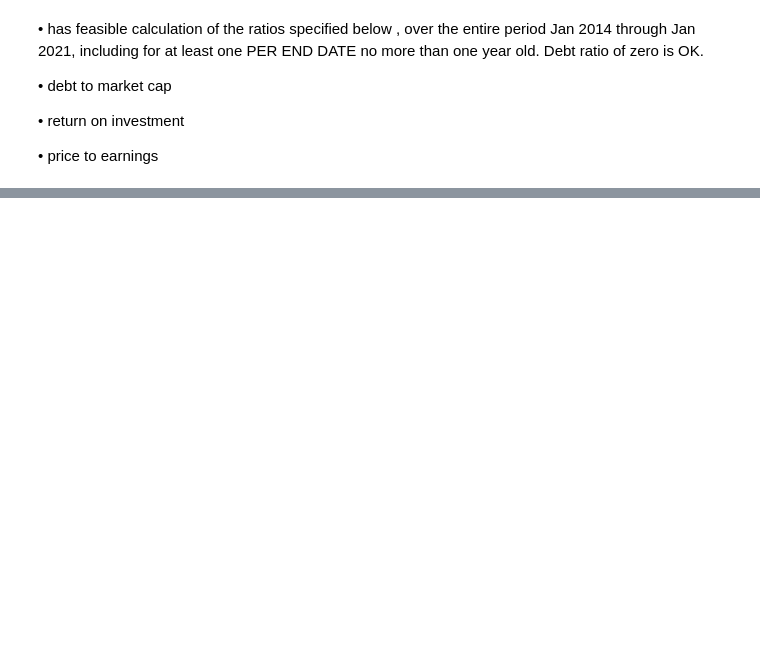
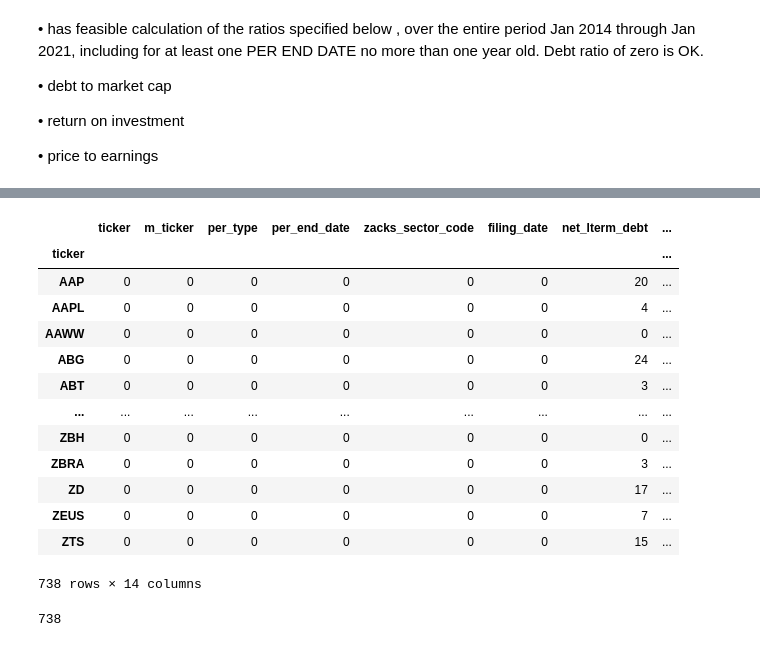
Before and after one commit to philipwlee/regquant, a Jupyter notebook: hw3_ratio_quantiles/hw3_ratio_quantiles_philip_lee_12129240.ipynb, the cells around one changed output, grey strips where cells are left out. Cells and saved outputs as stored; diff of their text form; code cells hidden in the pictures; blank space fills up the shorter version.

```diff
--- a/hw3_ratio_quantiles/hw3_ratio_quantiles_philip_lee_12129240.ipynb
+++ b/hw3_ratio_quantiles/hw3_ratio_quantiles_philip_lee_12129240.ipynb
@@ -86,11 +90,11 @@ def filter_debt_mkt_cap(df):
     tick = df["ticker"].iloc[0]
     return pd.Series([tick, mu, sig, mi, ma, st, ed], index=["ticker", "mean", "std", "min", "max", "start", "end"])
 
-filter_fr = {"columns":["m_ticker", "ticker", "per_end_date", "tot_debt_tot_equity",
+filter_fr = {"columns":["m_ticker", "ticker", "per_type", "per_end_date", "tot_debt_tot_equity",
                         "ret_invst",]}
 zfr = quandl.get_table("ZACKS/FR",  per_end_date=DATERANGE, qopts=filter_fr, paginate=True)
 
 debt_mkt_cap_df = zfr.dropna().groupby("m_ticker").apply(filter_debt_mkt_cap).reset_index()
-allowed_debt_mkt_cap_tickers = debt_mkt_cap_df[debt_mkt_cap_df["min"]>DE_THRESH]["m_ticker"].unique()
+allowed_debt_mkt_cap_tickers = debt_mkt_cap_df.loc[debt_mkt_cap_df["min"]>DE_THRESH,"m_ticker"].unique()
 # %% [markdown]
 • not in the automotive, financial or insurance sector , over the entire period Jan 2014 through Jan 2021
@@ -154,0 +286,22 @@ Analyze performance of a top-and-bottom decile trading strategy. Now rank based
+# %%
+zacks_nas = zacks.groupby("ticker").apply(count_nas)
+zacks_nas
+# %% [output]
+|  | ticker | m_ticker | per_type | per_end_date | zacks_sector_code | filing_date | net_lterm_debt | ... |
+| ticker |  |  |  |  |  |  |  | ... |
+| AAP | 0 | 0 | 0 | 0 | 0 | 0 | 20 | ... |
+| AAPL | 0 | 0 | 0 | 0 | 0 | 0 | 4 | ... |
+| AAWW | 0 | 0 | 0 | 0 | 0 | 0 | 0 | ... |
+| ABG | 0 | 0 | 0 | 0 | 0 | 0 | 24 | ... |
+| ABT | 0 | 0 | 0 | 0 | 0 | 0 | 3 | ... |
+| ... | ... | ... | ... | ... | ... | ... | ... | ... |
+| ZBH | 0 | 0 | 0 | 0 | 0 | 0 | 0 | ... |
+| ZBRA | 0 | 0 | 0 | 0 | 0 | 0 | 3 | ... |
+| ZD | 0 | 0 | 0 | 0 | 0 | 0 | 17 | ... |
+| ZEUS | 0 | 0 | 0 | 0 | 0 | 0 | 7 | ... |
+| ZTS | 0 | 0 | 0 | 0 | 0 | 0 | 15 | ... |
+738 rows × 14 columns
+# %%
+len(set(zacks["ticker"]))
+# %% [output]
+738
```
Also changed, not shown: parts of 26 cells of this notebook, 1 other file.
